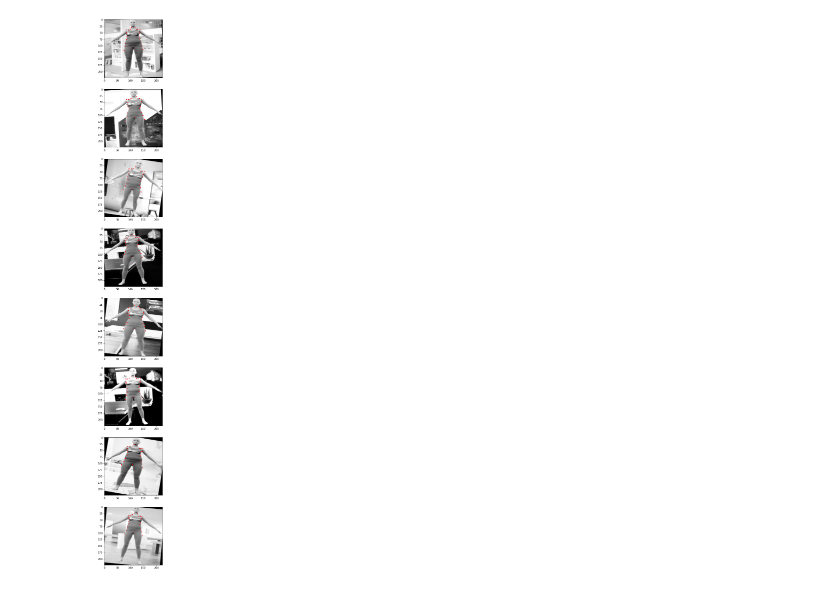
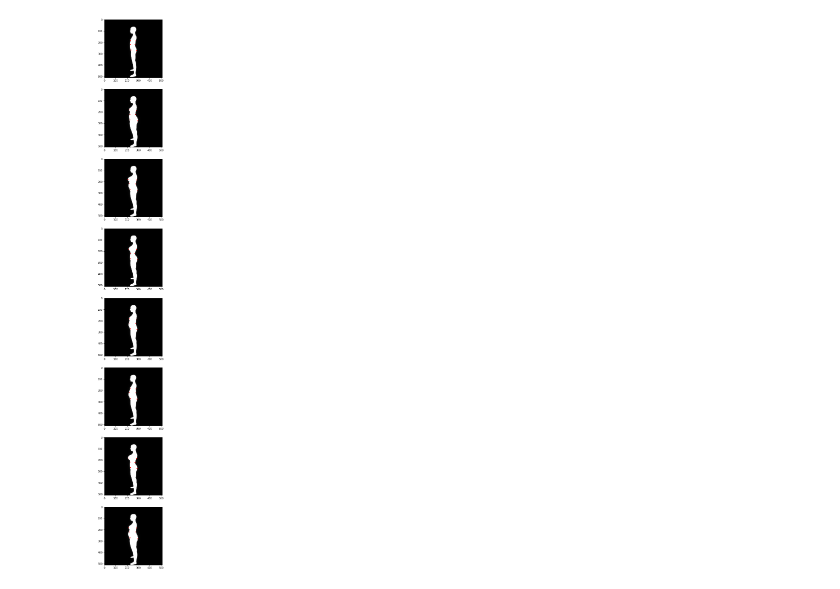
Before and after one commit to Matvezy/Body-Mesurments, a Jupyter notebook: TrainExp.ipynb, the cells around one changed output. Cells and saved outputs as stored; diff of their text form; code cells hidden in the pictures.

```diff
--- a/TrainExp.ipynb
+++ b/TrainExp.ipynb
@@ -238,10 +11,0 @@ dataset =  {"Mask":[], "1":[], "2":[], "3":[], "4":[], "5":[], "6":[],"7":[], "8
-# %%
-for i in range(1,501):
-  cords = open("AITrainingLib/"+str(i)+"/FrontDots.txt", "r").read()
-  cords = cords.strip().split("\n")[0:-2]
-  for cord in cords:
-    cord = cord.split(" ")
-    name = cord[0][0:-1]
-    x = cord[1][cord[1].index("=")+1:]
-    y = cord[2][cord[2].index("=")+1:]
-    dataset[name].append((int(x),int(y)))
@@ -433,9 +122,9 @@ torch.Size([64, 23, 2])
 # %%
 class Network(nn.Module):
-    def __init__(self,num_classes=46):
+    def __init__(self,num_classes=12):
         super().__init__()
-        self.model_name='resnet18'
-        self.model=models.resnet18()
+        self.model_name='resnet34'
+        self.model=models.resnet34()
         self.model.conv1=nn.Conv2d(1, 64, kernel_size=7, stride=2, padding=3, bias=False)
         self.model.fc=nn.Linear(self.model.fc.in_features, num_classes)
 
@@ -456,13 +150,14 @@ def print_overwrite(step, total_step, loss, operation):
 # %%
 torch.autograd.set_detect_anomaly(True)
 network = Network()
+network.load_state_dict(torch.load('side_landmarks6.pth'))
 network.cuda()
 
 criterion = nn.MSELoss()
-optimizer = optim.Adam(network.parameters(), lr=0.001)
+optimizer = optim.Adam(network.parameters(), lr=0.01)
 
 loss_min = np.inf
-num_epochs = 400
+num_epochs = 300
 start_time = time.time()
 for epoch in range(1,num_epochs+1):
 
@@ -473,11 +168,11 @@ for epoch in range(1,num_epochs+1):
     network.train()
     #network = network.load_state_dict(torch.load('body_landmarks.pth'))
     for step in range(1,len(train_loader)+1):
+        for images, landmarks in train_loader:
+          if torch.cuda.is_available():
+            images = images.cuda()
+            landmarks = landmarks.view(landmarks.size(0),-1).cuda()
 
-        images, landmarks = next(iter(train_loader))
-
-        images = images.cuda()
-        landmarks = landmarks.view(landmarks.size(0),-1).cuda()
 
         predictions = network(images)
 
@@ -527,7 +222,7 @@ for epoch in range(1,num_epochs+1):
 
     if loss_valid < loss_min:
         loss_min = loss_valid
-        torch.save(network.state_dict(), 'body_landmarks.pth')
+        torch.save(network.state_dict(), 'side_landmarks6.pth')
         print("\nMinimum Validation Loss of {:.4f} at epoch {}/{}".format(loss_min, epoch, num_epochs))
         print('Model Saved\n')
 
@@ -542,16 +281,16 @@ with torch.no_grad():
 
     best_network = Network()
     best_network.cuda()
-    best_network.load_state_dict(torch.load('body_landmarks.pth'))
+    best_network.load_state_dict(torch.load('side_landmarks6.pth'))
     best_network.eval()
 
     images, landmarks = next(iter(valid_loader))
 
     images = images.cuda()
-    landmarks = (landmarks + 0.5) * 224
+    landmarks = (landmarks )
 
-    predictions = (best_network(images).cpu() + 0.5) * 224
-    predictions = predictions.view(-1,23,2)
+    predictions = (best_network(images).cpu())
+    predictions = predictions.view(-1,6,2)
 
     plt.figure(figsize=(10,40))
 
@@ -571,3 +310,3 @@ Elapsed Time : 13.388921737670898
-[figure, old version]
+[figure, new version]
 # %%
 from torch.autograd import Variable
```
Also changed, not shown: parts of 31 cells of this notebook.
